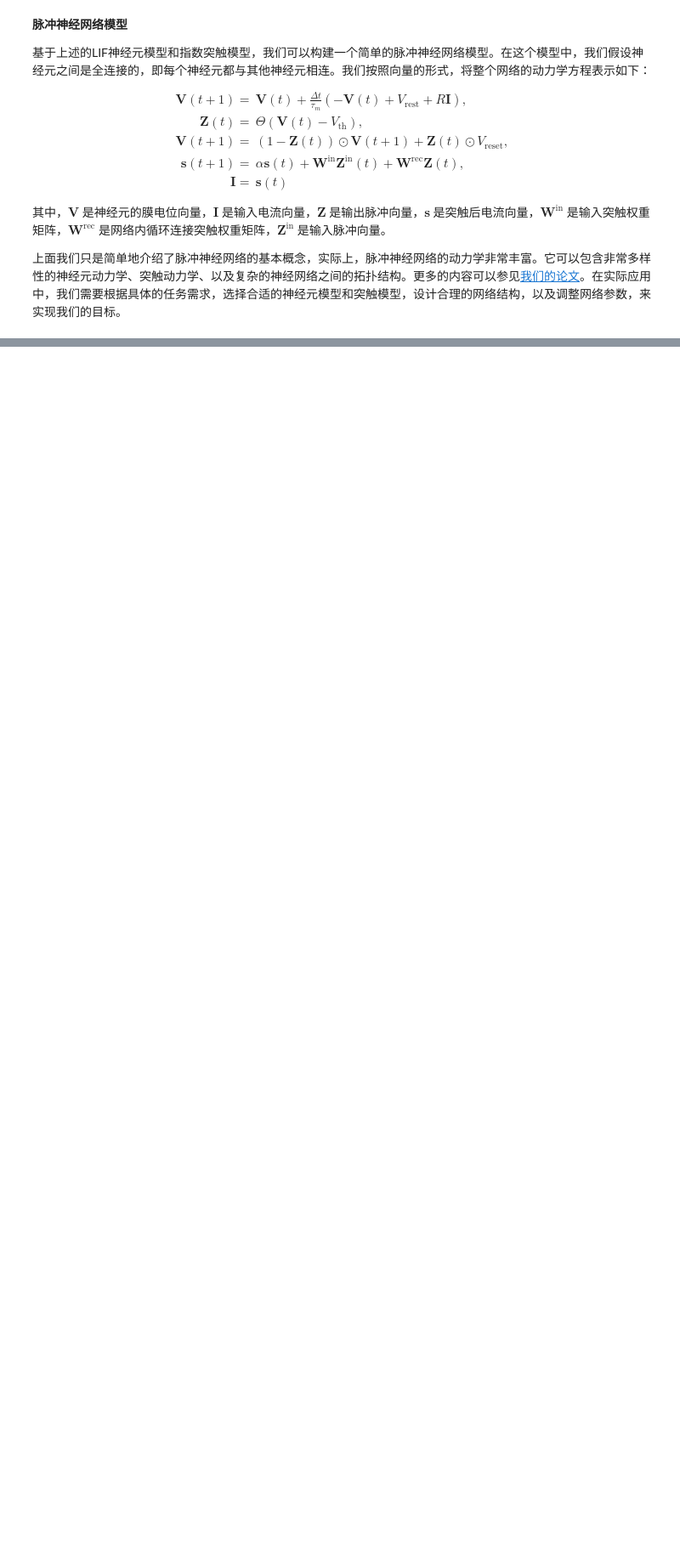
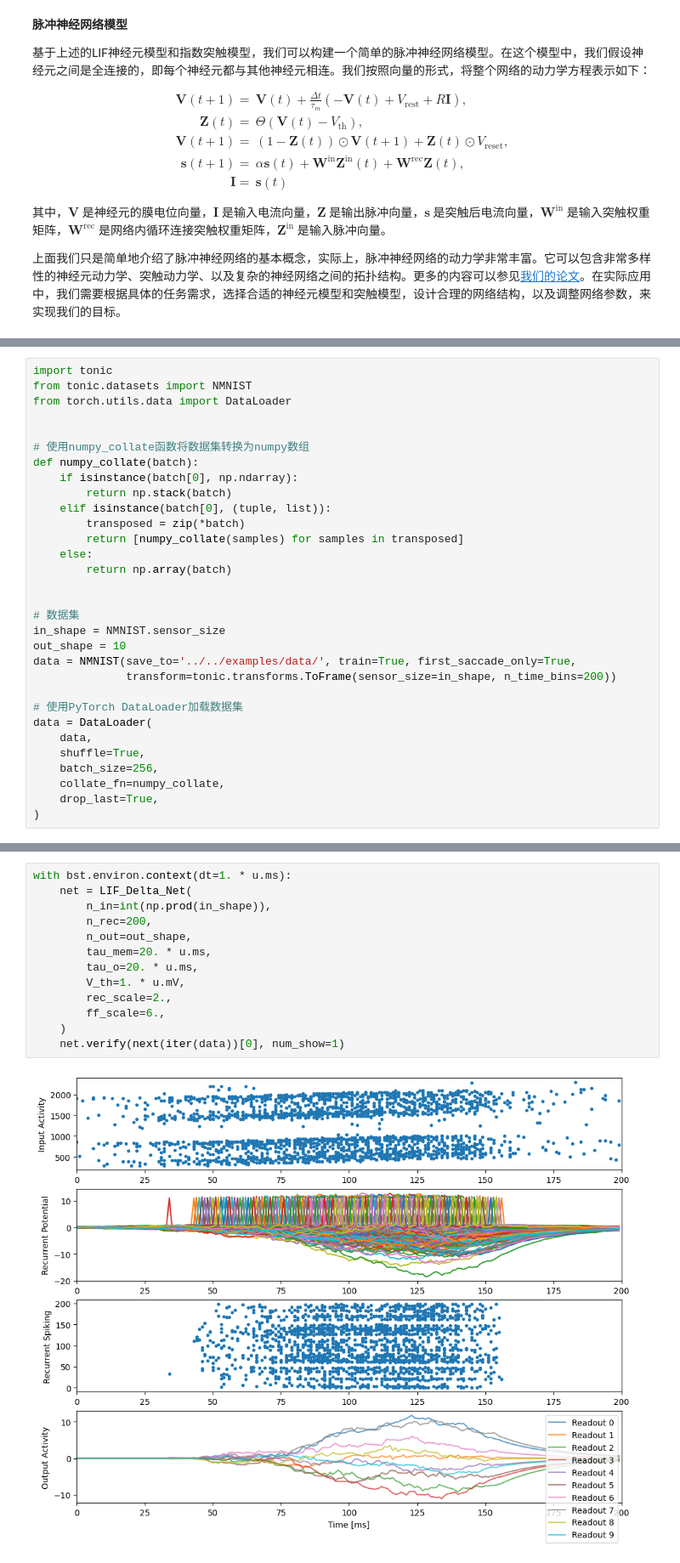
Before and after one commit to chaobrain/brainscale, a Jupyter notebook: docs/quickstart/snn_online_learning-zh.ipynb, the cells around one changed output, grey strips where cells are left out. Shown at 85% size. Saved outputs shown, nothing was run; the diff lists cells and outputs as text; blank space fills up the shorter version.

Commit message:
update examples

```diff
--- a/docs/quickstart/snn_online_learning-zh.ipynb
+++ b/docs/quickstart/snn_online_learning-zh.ipynb
@@ -95,0 +105,31 @@ $$
+# %%
+import tonic
+from tonic.datasets import NMNIST
+from torch.utils.data import DataLoader
+
+
+# 使用numpy_collate函数将数据集转换为numpy数组
+def numpy_collate(batch):
+    if isinstance(batch[0], np.ndarray):
+        return np.stack(batch)
+    elif isinstance(batch[0], (tuple, list)):
+        transposed = zip(*batch)
+        return [numpy_collate(samples) for samples in transposed]
+    else:
+        return np.array(batch)
+
+
+# 数据集
+in_shape = NMNIST.sensor_size
+out_shape = 10
+data = NMNIST(save_to='../../examples/data/', train=True, first_saccade_only=True,
+              transform=tonic.transforms.ToFrame(sensor_size=in_shape, n_time_bins=200))
+
+# 使用PyTorch DataLoader加载数据集
+data = DataLoader(
+    data,
+    shuffle=True,
+    batch_size=256,
+    collate_fn=numpy_collate,
+    drop_last=True,
+)
@@ -95,0 +231,15 @@ $$
+# %%
+with bst.environ.context(dt=1. * u.ms):
+    net = LIF_Delta_Net(
+        n_in=int(np.prod(in_shape)),
+        n_rec=200,
+        n_out=out_shape,
+        tau_mem=20. * u.ms,
+        tau_o=20. * u.ms,
+        V_th=1. * u.mV,
+        rec_scale=2.,
+        ff_scale=6.,
+    )
+    net.verify(next(iter(data))[0], num_show=1)
+# %% [output]
+[figure, added]
```
Also changed, not shown: parts of 48 cells of this notebook, 12 other files.
